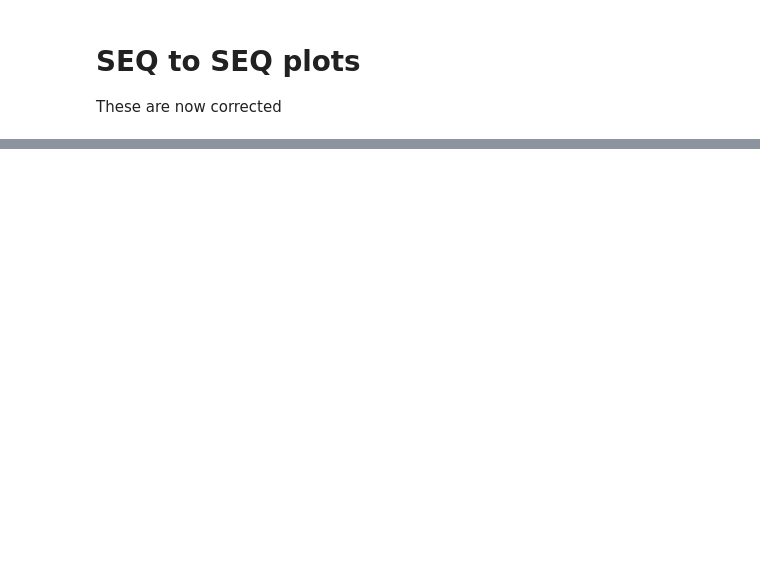
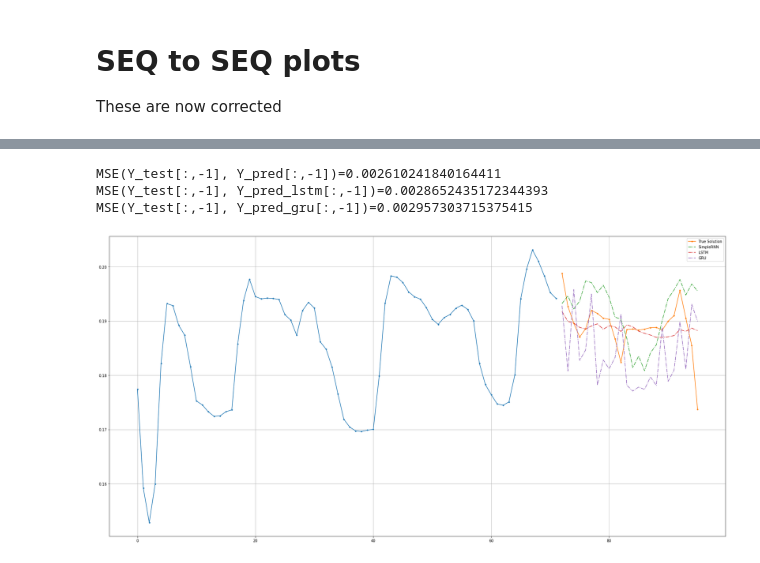
Before and after one commit to AndreasBordvik/FYS-STK4155-Prj3_report, a Jupyter notebook: code/aretest_pris_seq.ipynb, the cells around one changed output, grey strips where cells are left out. Cells and saved outputs as stored; diff of their text form; code cells hidden in the pictures; blank space fills up the shorter version.

```diff
--- a/code/aretest_pris_seq.ipynb
+++ b/code/aretest_pris_seq.ipynb
@@ -26,9 +44,9 @@ dataset = np.array(dataset)
 # %%
-scaler = MinMaxScaler()
-dataset = scaler.fit_transform(dataset)
-dataset = dataset[..., np.newaxis].astype(np.float32)
+#scaler = MinMaxScaler()
+#dataset = scaler.fit_transform(dataset)
+#dataset = dataset[..., np.newaxis].astype(np.float32)
 
-n,m,k = dataset.shape
+n,m,k = price_dataset.shape
 print(n,m,k)
 
 n_steps = m - 24
@@ -192,25 +170,25 @@ plt.show()
 These are now corrected
 # %%
 model = keras.models.Sequential([
-    keras.layers.SimpleRNN(64, return_sequences=True, input_shape=[None, 1]),
-    keras.layers.SimpleRNN(32, return_sequences=True),
-    #keras.layers.SimpleRNN(32, return_sequences=True),
-    #keras.layers.SimpleRNN(64, return_sequences=True),
+    keras.layers.SimpleRNN(128, return_sequences=True, input_shape=[None, 1]),
+    #keras.layers.SimpleRNN(128, return_sequences=True),
+    #keras.layers.SimpleRNN(128, return_sequences=True),
+    #keras.layers.SimpleRNN(128, return_sequences=True),
     keras.layers.Dense(horizon)#, activation='leaky_relu')
 ])
 
 model_lstm = keras.models.Sequential([
-    keras.layers.LSTM(64, return_sequences=True, input_shape=[None, 1]),
-    keras.layers.LSTM(32, return_sequences=True),
-    #keras.layers.LSTM(32, return_sequences=True),
-    #keras.layers.LSTM(64, return_sequences=True),
+    keras.layers.LSTM(128, return_sequences=True, input_shape=[None, 1]),
+    #keras.layers.LSTM(128, return_sequences=True),
+    #keras.layers.LSTM(128, return_sequences=True),
+    #keras.layers.LSTM(128, return_sequences=True),
     keras.layers.Dense(horizon)#, activation='leaky_relu')
 ])
 
 model_gru = keras.models.Sequential([
-    keras.layers.Conv1D(filters=32, kernel_size=4, strides=2, padding="valid", input_shape=[None, 1]),
-    keras.layers.GRU(64, return_sequences=True),
-    keras.layers.GRU(32, return_sequences=True),
+    keras.layers.Conv1D(filters=64, kernel_size=3, strides=3, padding="valid", input_shape=[None, 1]),
+    keras.layers.GRU(128, return_sequences=True),
+    #keras.layers.GRU(128, return_sequences=True),
     #keras.layers.GRU(32, return_sequences=True),
     #keras.layers.GRU(64, return_sequences=True),
     keras.layers.Dense(horizon)#, activation='leaky_relu')
@@ -244,6 +237,6 @@ Non-trainable params: 0
 _________________________________________________________________
 # %%
 
-history = model.fit(X_train, Y_train, epochs=epochs, batch_size=batch_size, validation_data=(X_valid, Y_valid))
+history = model.fit(X_train, Y_train, epochs=epochs, validation_data=(X_valid, Y_valid))
 # %% [output]
 Epoch 1/25
@@ -271,4 +279,4 @@ KeyboardInterrupt:
 # %%
-history_gru = model_gru.fit(X_train, Y_train[:,3::2], epochs=epochs, batch_size=batch_size, validation_data=(X_valid, Y_valid[:,3::2]))
+history_gru = model_gru.fit(X_train, Y_train[:,2::3], epochs=epochs, validation_data=(X_valid, Y_valid[:,2::3]))
 # %% [output]
 Epoch 1/25
@@ -292,17 +322,24 @@ Y_pred = model.predict(X_test)
 Y_pred_lstm = model_lstm.predict(X_test)
 Y_pred_gru = model_gru.predict(X_test)
 # %%
-print(f"{MSE(Y_test[36,-1], Y_pred[36,-1])=}")
-print(f"{MSE(Y_test[36,-1], Y_pred_lstm[36,-1])=}")
-print(f"{MSE(Y_test[36,-1], Y_pred_gru[36,-1])=}")
+print(f"{MSE(Y_test[:,-1], Y_pred[:,-1])=}")
+print(f"{MSE(Y_test[:,-1], Y_pred_lstm[:,-1])=}")
+print(f"{MSE(Y_test[:,-1], Y_pred_gru[:,-1])=}")
+# %% [output]
+MSE(Y_test[:,-1], Y_pred[:,-1])=0.002610241840164411
+MSE(Y_test[:,-1], Y_pred_lstm[:,-1])=0.0028652435172344393
+MSE(Y_test[:,-1], Y_pred_gru[:,-1])=0.002957303715375415
 # %%
 x = np.arange(no_hours)
 plt.figure(figsize=(30,15))
-plt.plot(x[:no_hours-horizon], X_test[36,:].flatten(), '.-')
-plt.plot(x[-horizon:], Y_test[test_sample[0],-1].flatten(), '.-', label="True Solution")
-plt.plot(x[-horizon:], Y_pred[test_sample[0],-1].flatten(), '-.', label="SimpleRNN")
-plt.plot(x[-horizon:], Y_pred_lstm[36,-1].flatten(), '-.', label="LSTM")
-plt.plot(x[-horizon:], Y_pred_gru[36,-1].flatten(), '-.', label="GRU")
+plt.plot(x[:no_hours-horizon], X_test[35,:].flatten(), '.-')
+plt.plot(x[-horizon:], Y_test[35,-1].flatten(), '.-', label="True Solution")
+#plt.plot(x[24:], X_test[37,:].flatten(), '.-')
+plt.plot(x[-horizon:], Y_pred[35,-1].flatten(), '-.', label="SimpleRNN")
+plt.plot(x[-horizon:], Y_pred_lstm[35,-1].flatten(), '-.', label="LSTM")
+plt.plot(x[-horizon:], Y_pred_gru[35,-1].flatten(), '-.', label="GRU")
 plt.legend()
 plt.grid()
 plt.show()
+# %% [output]
+[figure, added]
```
Also changed, not shown: parts of 34 cells of this notebook.
